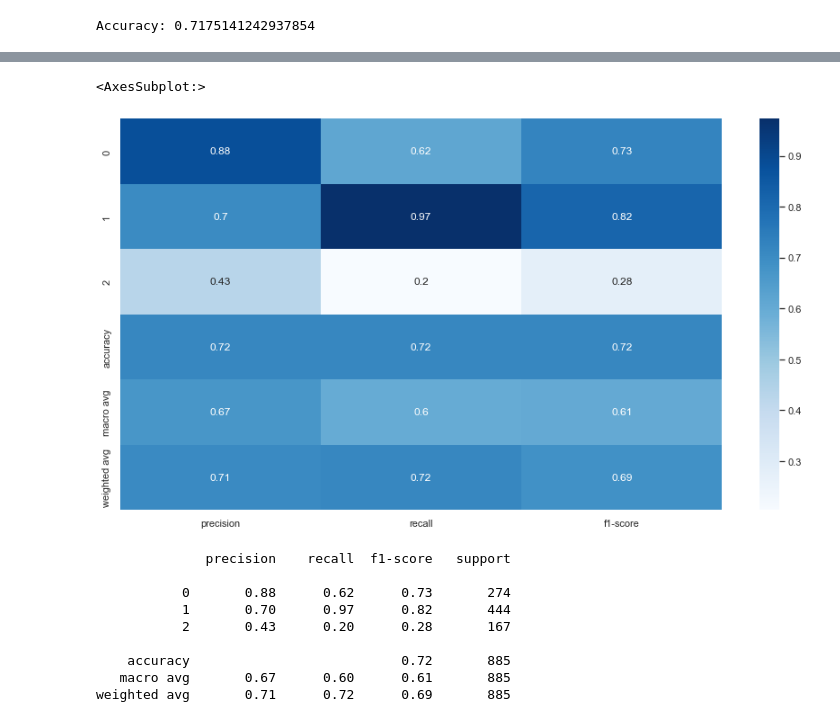
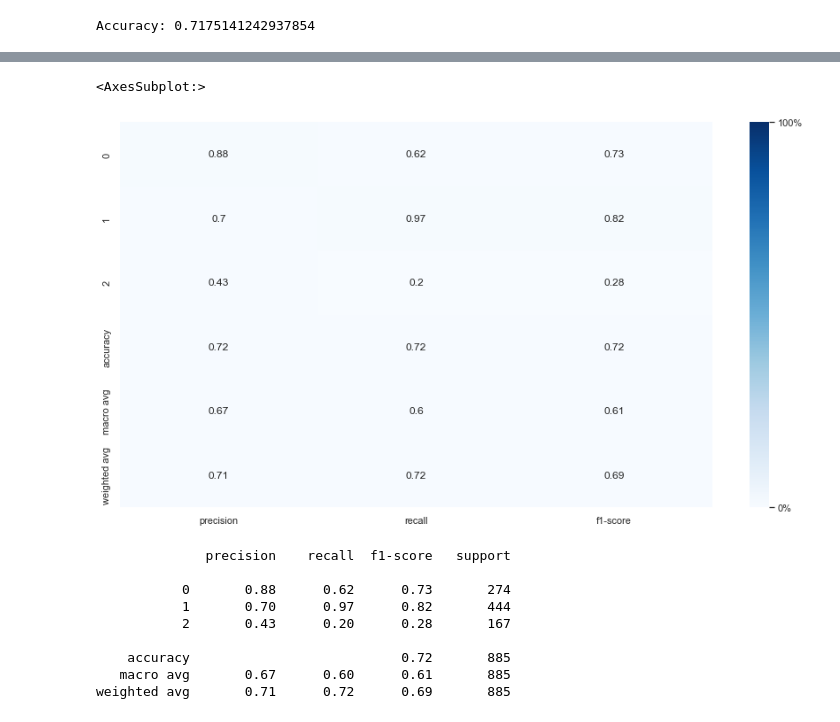
Before and after one commit to Saeem03/CSE-445-Project, a Jupyter notebook: Course Files/Project/Decision Code .ipynb, the cells around one changed output, grey strips where cells are left out. Saved outputs shown, nothing was run; the diff lists cells and outputs as text; code cells hidden in the pictures.

```diff
--- a/Course Files/Project/Decision Code .ipynb
+++ b/Course Files/Project/Decision Code .ipynb
@@ -171,9 +204,11 @@ confusionMatrix(y_test,y_pred)
 # %%
 sns.set(rc = {'figure.figsize':(15,8)})
-sns.heatmap(pd.DataFrame(classification_report(y_test, y_pred,output_dict=True)).iloc[:-1,:].T, annot=True,cmap='Blues')
+sns.heatmap(pd.DataFrame(classification_report(y_test, y_pred,output_dict=True)).iloc[:-1,:].T, annot=True,cmap='Blues',cbar_kws={'format': '%.0f%%', 'ticks': [0, 100]},
+            vmax=100,
+            vmin=0)
 # %% [output]
 <AxesSubplot:>
-[figure, old version]
+[figure, new version]
 # %%
 print(classification_report(y_test, y_pred))
 # %% [output]
```
Also changed, not shown: parts of 12 cells of this notebook, 2 other files.
